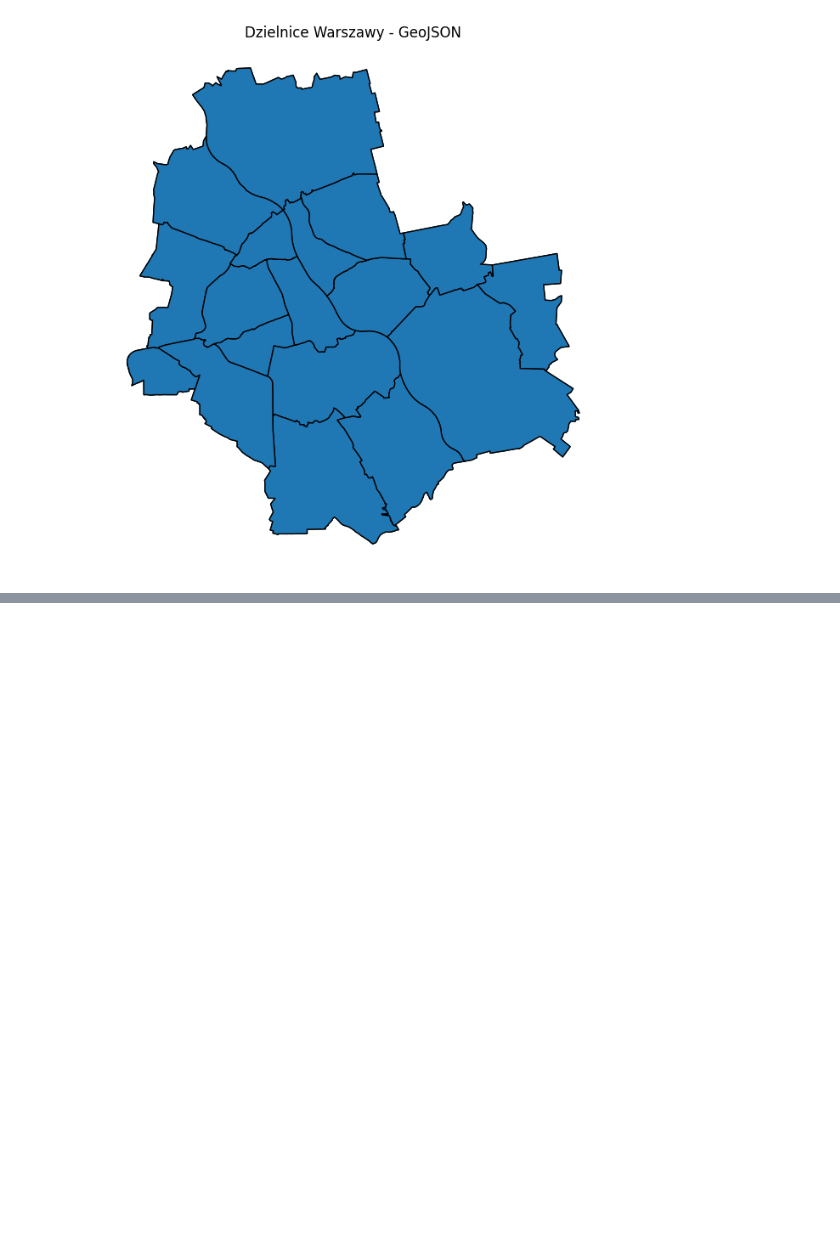
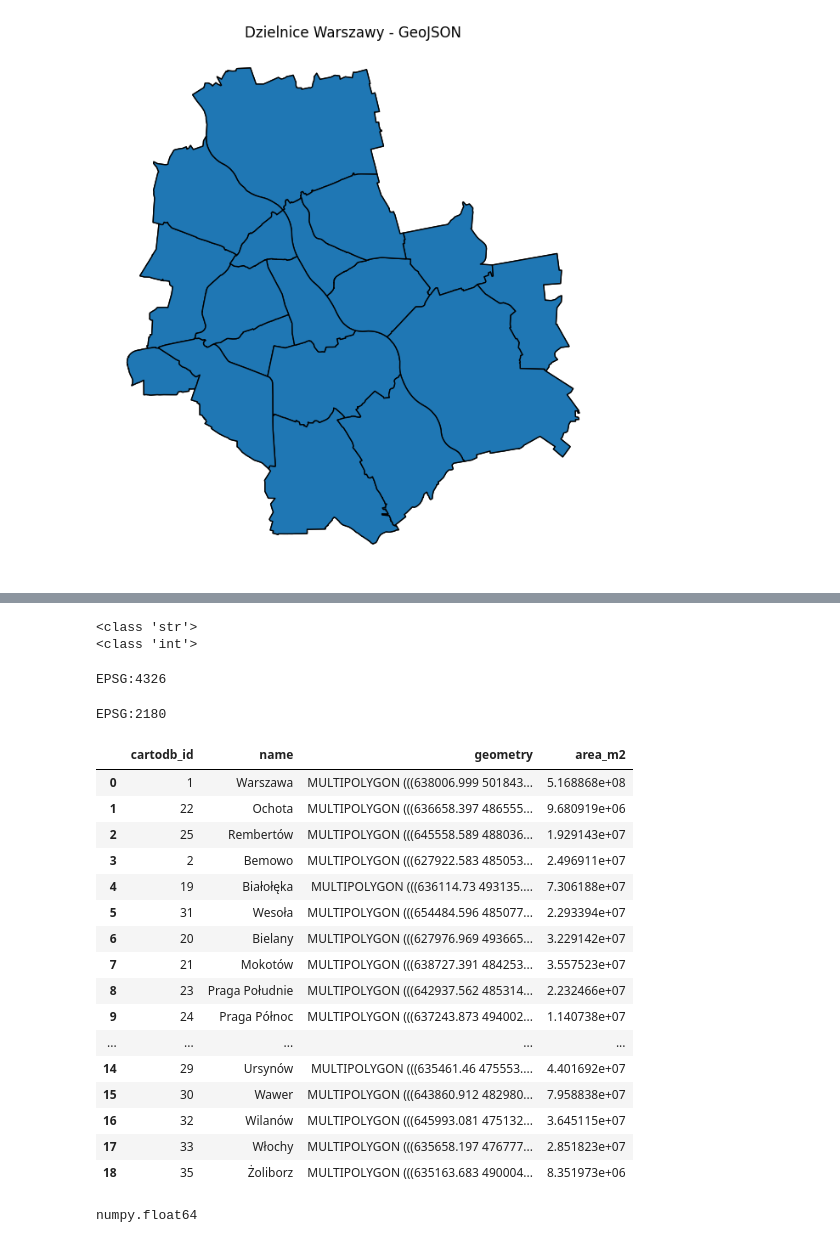
Before and after one commit to piaseckazaneta/Python, a Jupyter notebook: Python_Day1.ipynb, the cells around one changed output, grey strips where cells are left out. Saved outputs shown, nothing was run; the diff lists cells and outputs as text; code cells hidden in the pictures; blank space fills up the shorter version.

```diff
--- a/Python_Day1.ipynb
+++ b/Python_Day1.ipynb
@@ -64,7 +64,7 @@ Loading the GeoJSON into GeoPandas
 
 This reads the GeoJSON file and loads it into a GeoDataFrame, which is a Pandas DataFrame with a geometry column.
 # %%
-gdf = gpd.read_file("warszawa-dzielnice.geojson")
+districts_gdf = gpd.read_file("warszawa-dzielnice.geojson")
 # %% [markdown]
 Exploring the dataset structure
 
@@ -115,0 +125,42 @@ plt.show()
+# %%
+print(type(city_name))
+print(type(number_of_districts))
+# %% [output]
+<class 'str'>
+<class 'int'>
+# %%
+print(districts_gdf.crs)
+# %% [output]
+EPSG:4326
+# %%
+districts_gdf_projected = districts_gdf.to_crs(epsg=2180)
+print(districts_gdf_projected.crs)
+# %% [output]
+EPSG:2180
+# %%
+districts_gdf_projected["area_m2"] = districts_gdf_projected.geometry.area
+# %%
+districts_gdf_projected
+# %% [output]
+|  | cartodb_id | name | geometry | area_m2 |
+| 0 | 1 | Warszawa | MULTIPOLYGON (((638006.999 501843... | 5.168868e+08 |
+| 1 | 22 | Ochota | MULTIPOLYGON (((636658.397 486555... | 9.680919e+06 |
+| 2 | 25 | Rembertów | MULTIPOLYGON (((645558.589 488036... | 1.929143e+07 |
+| 3 | 2 | Bemowo | MULTIPOLYGON (((627922.583 485053... | 2.496911e+07 |
+| 4 | 19 | Białołęka | MULTIPOLYGON (((636114.73 493135.... | 7.306188e+07 |
+| 5 | 31 | Wesoła | MULTIPOLYGON (((654484.596 485077... | 2.293394e+07 |
+| 6 | 20 | Bielany | MULTIPOLYGON (((627976.969 493665... | 3.229142e+07 |
+| 7 | 21 | Mokotów | MULTIPOLYGON (((638727.391 484253... | 3.557523e+07 |
+| 8 | 23 | Praga Południe | MULTIPOLYGON (((642937.562 485314... | 2.232466e+07 |
+| 9 | 24 | Praga Północ | MULTIPOLYGON (((637243.873 494002... | 1.140738e+07 |
+| ... | ... | ... | ... | ... |
+| 14 | 29 | Ursynów | MULTIPOLYGON (((635461.46 475553.... | 4.401692e+07 |
+| 15 | 30 | Wawer | MULTIPOLYGON (((643860.912 482980... | 7.958838e+07 |
+| 16 | 32 | Wilanów | MULTIPOLYGON (((645993.081 475132... | 3.645115e+07 |
+| 17 | 33 | Włochy | MULTIPOLYGON (((635658.197 476777... | 2.851823e+07 |
+| 18 | 35 | Żoliborz | MULTIPOLYGON (((635163.683 490004... | 8.351973e+06 |
+# %%
+first_area = districts_gdf_projected["area_m2"].iloc[0]
+type(first_area)
+# %% [output]
+numpy.float64
```
Also changed, not shown: parts of 11 cells of this notebook.
